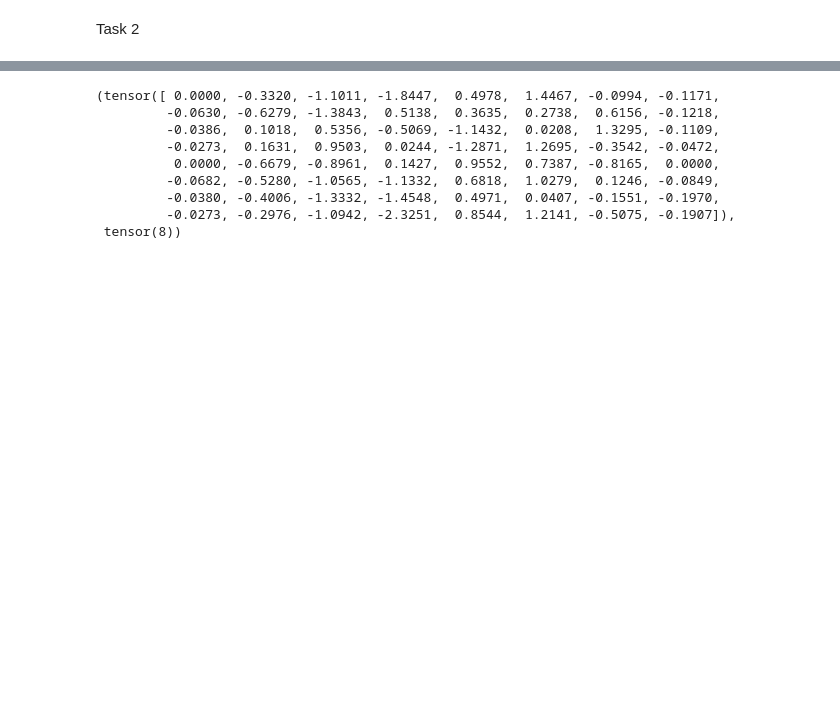
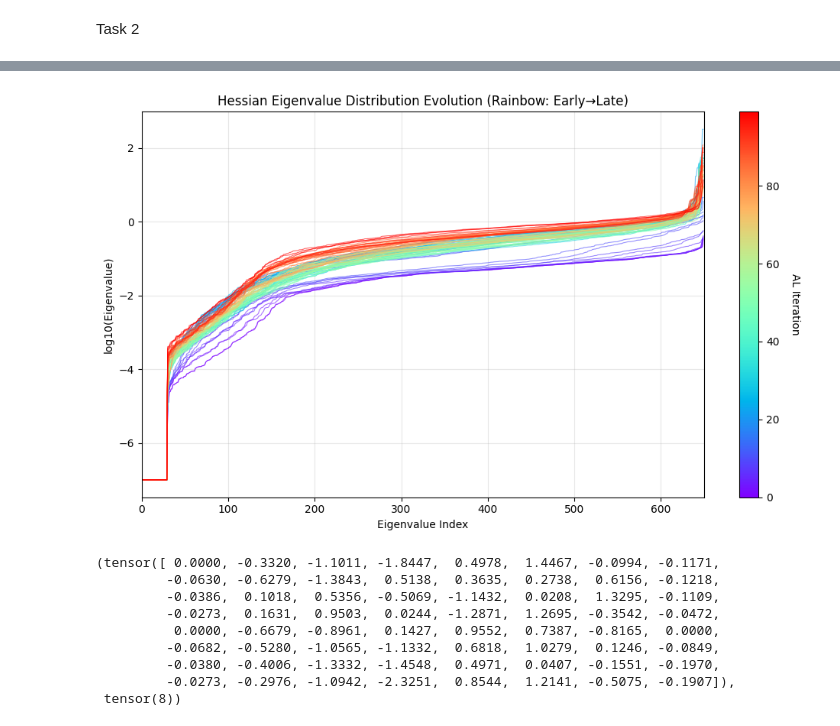
Before and after one commit to MaryDenyaGoyio/fisher-al, a Jupyter notebook: fisher-al/checker.ipynb, the cells around one changed output, grey strips where cells are left out. Cells and saved outputs as stored; diff of their text form; code cells hidden in the pictures; blank space fills up the shorter version.

Commit message:
figure out

```diff
--- a/fisher-al/checker.ipynb
+++ b/fisher-al/checker.ipynb
@@ -733,3 +759,31 @@ Test Accuracy after AL selection and finetuning: 91.78%
+# %%
+import matplotlib.cm as cm
+
+# Rainbow colormap으로 시간에 따라 색상 변화
+n_iterations = len(Hessian_data_list)
+colors = cm.rainbow(np.linspace(0, 1, n_iterations))
+
+plt.figure(figsize=(10, 6))
+for i in range(n_iterations):
+    sorted_eigvals = np.sort(Hessian_data_list[i])
+    plt.plot(np.log10(sorted_eigvals + 1e-7), color=colors[i], alpha=0.6, linewidth=0.8)
+
+plt.xlabel('Eigenvalue Index')
+plt.ylabel('log10(Eigenvalue)')
+plt.xlim(0, len(Hessian_data_list[0]))
+plt.title('Hessian Eigenvalue Distribution Evolution (Rainbow: Early→Late)')
+plt.grid(True, alpha=0.3)
+
+# Colorbar 추가
+sm = cm.ScalarMappable(cmap='rainbow', norm=plt.Normalize(vmin=0, vmax=n_iterations-1))
+sm.set_array([])
+cbar = plt.colorbar(sm, ax=plt.gca())
+cbar.set_label('AL Iteration', rotation=270, labelpad=20)
+
+plt.tight_layout()
+plt.show()
+# %% [output]
+[figure, added]
 # %%
 train_set_Labeled[-1]
 # %% [output]
```
Also changed, not shown: parts of 6 cells of this notebook.
